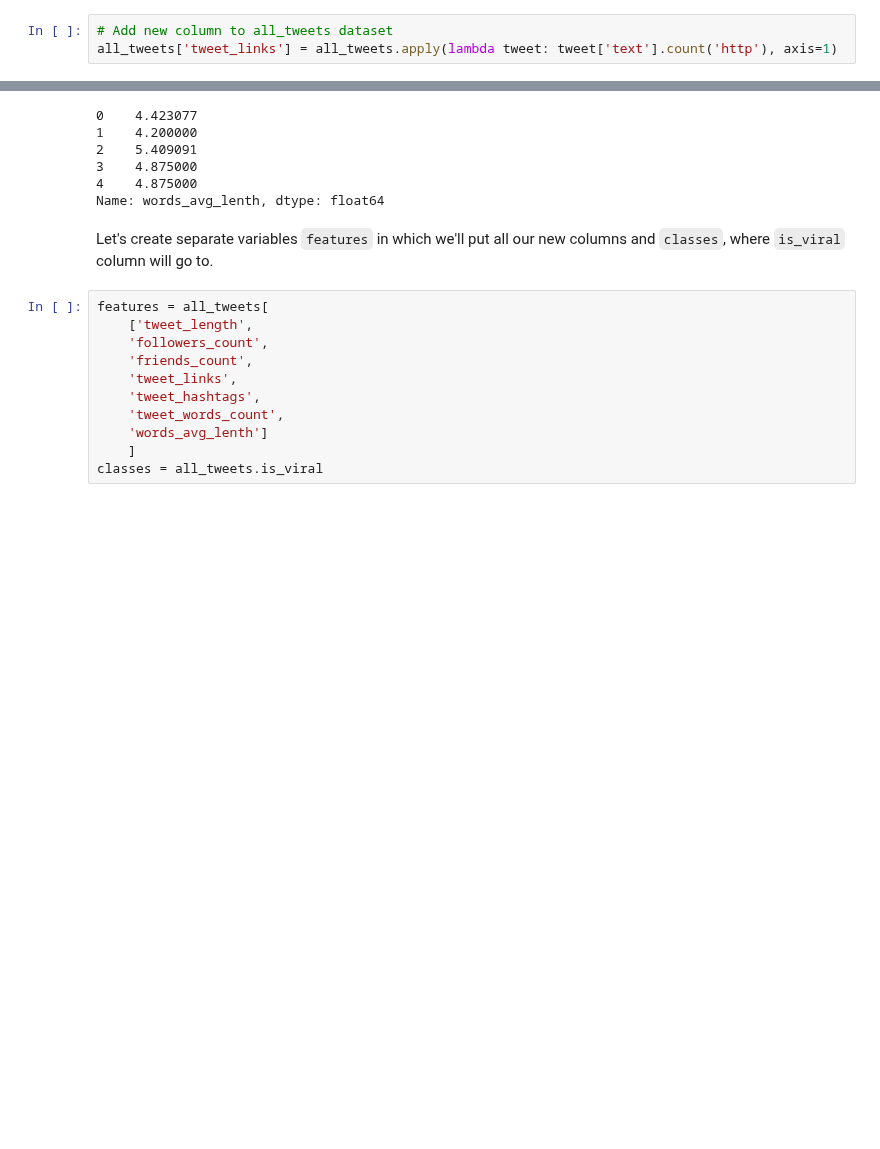
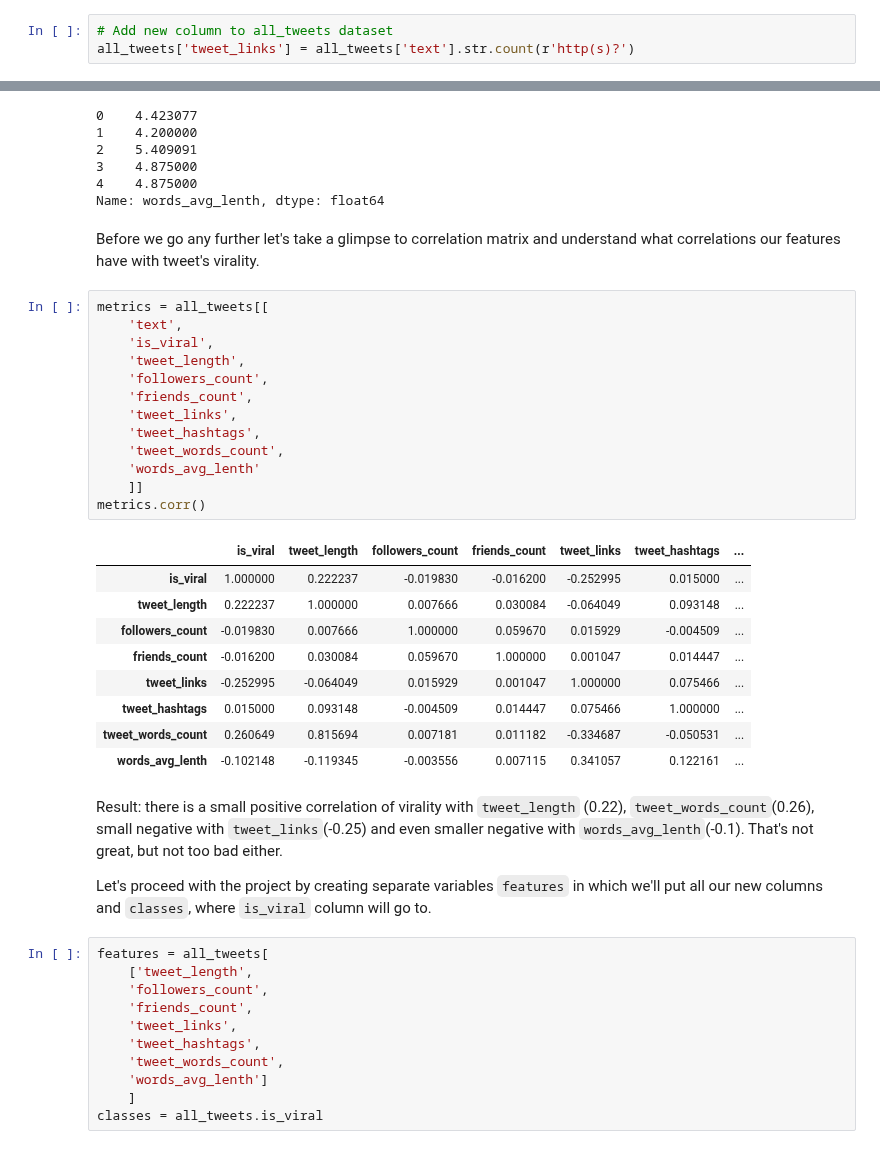
Before and after one commit to jadidaniel/jupyter-notebooks, a Jupyter notebook: ml/suprvised_learning/k_nearest_neighbours/twitter_classification.ipynb, the cells around one changed output, grey strips where cells are left out. Cells and saved outputs as stored; diff of their text form; blank space fills up the shorter version.

```diff
--- a/ml/suprvised_learning/k_nearest_neighbours/twitter_classification.ipynb
+++ b/ml/suprvised_learning/k_nearest_neighbours/twitter_classification.ipynb
@@ -204,7 +225,7 @@ len(all_tweets.tweet_hashtags[all_tweets.tweet_hashtags > 5])
 35
 # %%
 # Add new column to all_tweets dataset
-all_tweets['tweet_links'] = all_tweets.apply(lambda tweet: tweet['text'].count('http'), axis=1)
+all_tweets['tweet_links'] = all_tweets['text'].str.count(r'http(s)?')
 # %% [markdown]
 How many tweets with more than one link we got?
 # %%
@@ -239,8 +260,35 @@ all_tweets.words_avg_lenth.head()
 3    4.875000
 4    4.875000
 Name: words_avg_lenth, dtype: float64
+# %% [markdown]
+Before we go any further let's take a glimpse to correlation matrix and understand what correlations our features have with tweet's virality.
+# %%
+metrics = all_tweets[[
+    'text',
+    'is_viral',
+    'tweet_length',
+    'followers_count',
+    'friends_count',
+    'tweet_links',
+    'tweet_hashtags',
+    'tweet_words_count',
+    'words_avg_lenth'
+    ]]
+metrics.corr()
+# %% [output]
+|  | is_viral | tweet_length | followers_count | friends_count | tweet_links | tweet_hashtags | ... |
+| is_viral | 1.000000 | 0.222237 | -0.019830 | -0.016200 | -0.252995 | 0.015000 | ... |
+| tweet_length | 0.222237 | 1.000000 | 0.007666 | 0.030084 | -0.064049 | 0.093148 | ... |
+| followers_count | -0.019830 | 0.007666 | 1.000000 | 0.059670 | 0.015929 | -0.004509 | ... |
+| friends_count | -0.016200 | 0.030084 | 0.059670 | 1.000000 | 0.001047 | 0.014447 | ... |
+| tweet_links | -0.252995 | -0.064049 | 0.015929 | 0.001047 | 1.000000 | 0.075466 | ... |
+| tweet_hashtags | 0.015000 | 0.093148 | -0.004509 | 0.014447 | 0.075466 | 1.000000 | ... |
+| tweet_words_count | 0.260649 | 0.815694 | 0.007181 | 0.011182 | -0.334687 | -0.050531 | ... |
+| words_avg_lenth | -0.102148 | -0.119345 | -0.003556 | 0.007115 | 0.341057 | 0.122161 | ... |
 # %% [markdown]
-Let's create separate variables `features` in which we'll put all our new columns and `classes`, where `is_viral` column will go to.
+Result: there is a small positive correlation of virality with `tweet_length` (0.22), `tweet_words_count`(0.26), small negative with  `tweet_links`(-0.25) and even smaller negative with `words_avg_lenth`(-0.1). That's not great, but not too bad either.
+
+Let's proceed with the project by creating separate variables `features` in which we'll put all our new columns and `classes`, where `is_viral` column will go to.
 # %%
 features = all_tweets[
     ['tweet_length',
```
Also changed, not shown: parts of 29 cells of this notebook, 1 other file.
